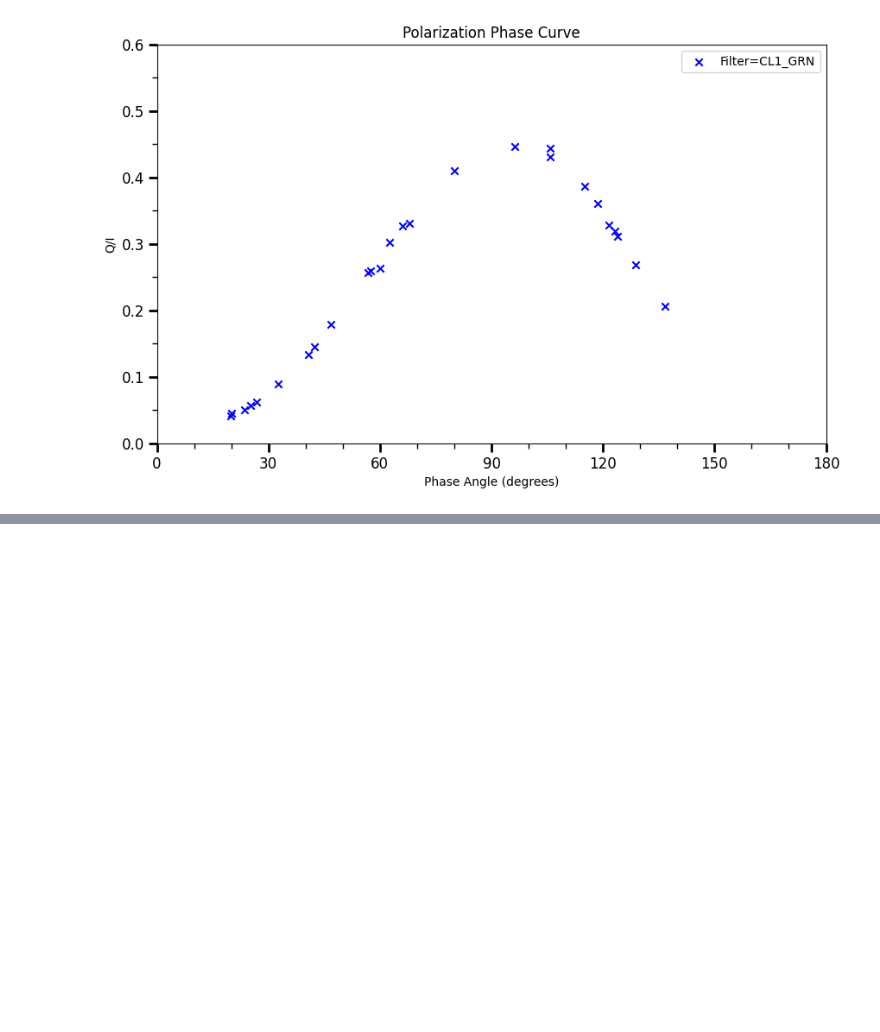
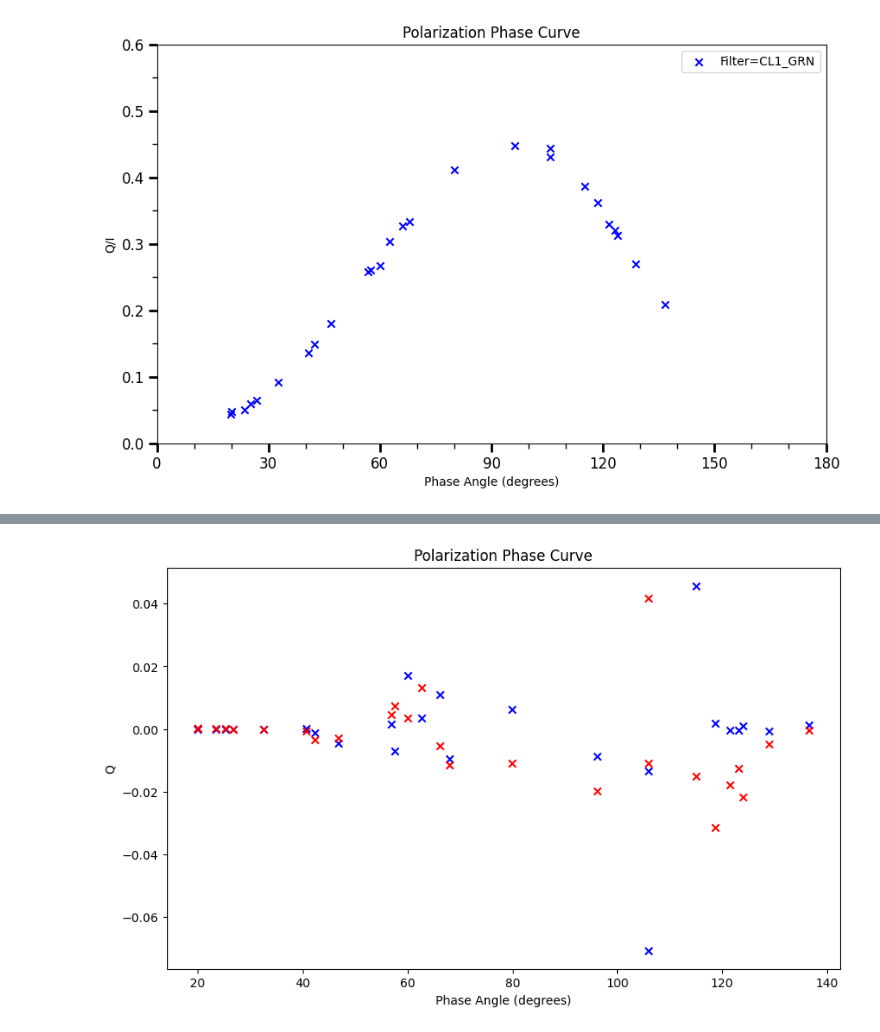
Before and after one commit to amedina-astr/Titan_LC, a Jupyter notebook: Polarization_curves.ipynb, the cells around one changed output, grey strips where cells are left out. Cells and saved outputs as stored; diff of their text form; code cells hidden in the pictures; blank space fills up the shorter version.

```diff
--- a/Polarization_curves.ipynb
+++ b/Polarization_curves.ipynb
@@ -309,0 +574,12 @@ As a next step; ABOVE, we considered the case where U = 0, such that P = Q/I, bu
+# %%
+#For sanity we plot; looks pretty much exaclty the same whether or not we do the whole image os masked image
+
+plt.figure(figsize=(10, 6))
+plt.scatter(phase_angles, norm_Q, color='b', marker='x')
+plt.scatter(phase_angles, norm_U, color='r', marker='x')
+plt.xlabel('Phase Angle (degrees)')
+plt.ylabel('Q')
+plt.title('Polarization Phase Curve')
+plt.show()
+# %% [output]
+[figure, added]
```
Also changed, not shown: parts of 19 cells of this notebook, 1 other file.
